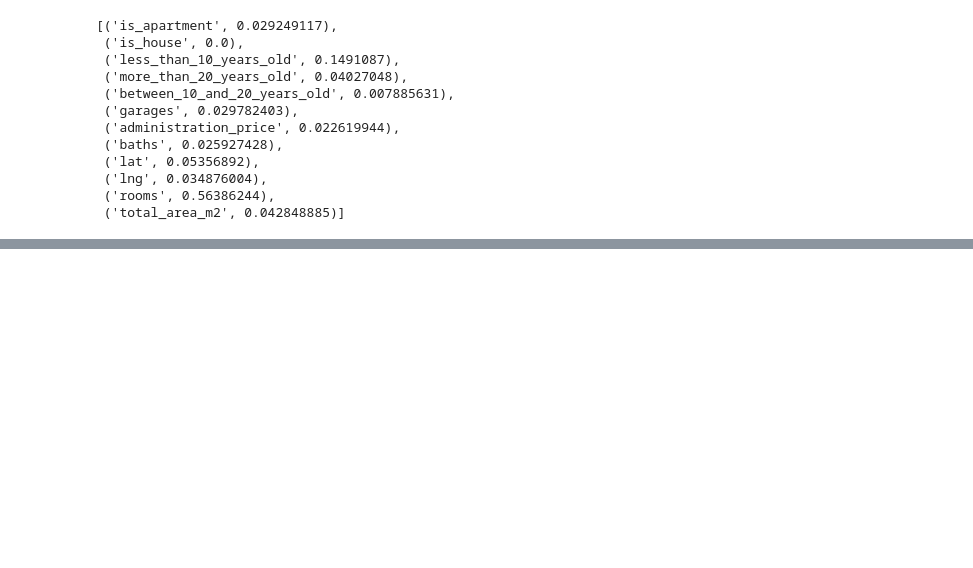
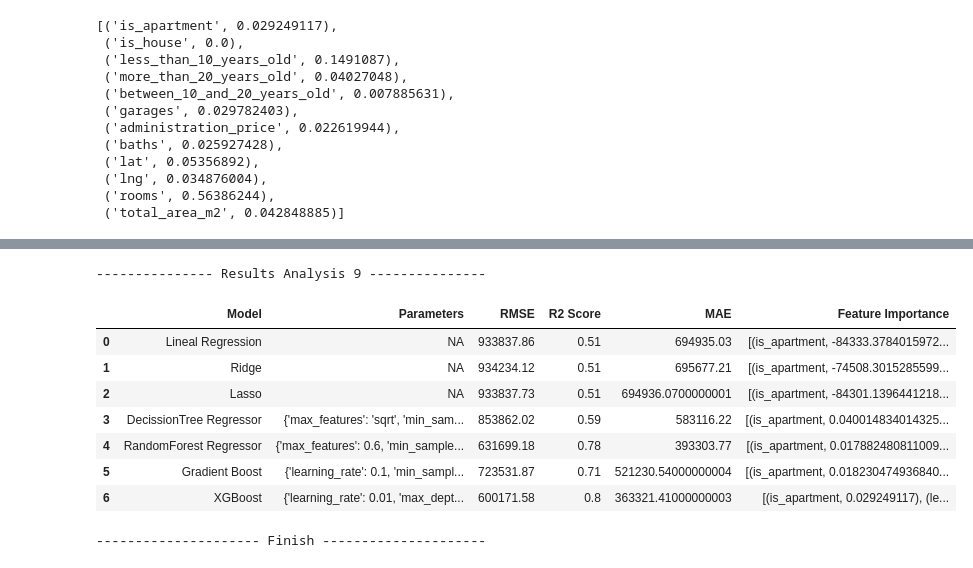
Before and after one commit to joch182/inmoxis-price-prediction, a Jupyter notebook: Models_analysis_stratum_4.ipynb, the cells around one changed output, grey strips where cells are left out. Cells and saved outputs as stored; diff of their text form; code cells hidden in the pictures; blank space fills up the shorter version.

```diff
--- a/Models_analysis_stratum_4.ipynb
+++ b/Models_analysis_stratum_4.ipynb
@@ -241,0 +273,30 @@ pprint(results_v6['Feature Importance'][6])
+# %%
+# Analysis 9: Reduce DF
+data_df = pd.read_csv('Data/20230409_Sales_HousesApartments_Bogota_Stratum4_price_and_pricem2.csv')
+data_df.drop(['price', 'is_house'], axis=1, inplace=True)
+data_df = data_df[data_df['price_m2'] <= 15000000]
+data_df = data_df[data_df['total_area_m2'] <= 400]
+data_df = data_df[data_df['administration_price'] <= 1500000]
+data_df = data_df[data_df['lat'] > 4.58 ]
+data_df = data_df[data_df['lng'] > -74.15 ]
+data_df = data_df[data_df['lng'] < -74.02 ]
+data_df.dropna(inplace=True)
+
+x_train, x_test, y_train, y_test = data_split(data_df)
+x_column_names = data_df.drop('price_m2',axis=1).columns.values.tolist()
+results_v9 = execute_analysis()
+# %%
+print("--------------- Results Analysis 9 ---------------")
+display(results_v9)
+print("--------------------- Finish ---------------------")
+# %% [output]
+--------------- Results Analysis 9 ---------------
+|  | Model | Parameters | RMSE | R2 Score | MAE | Feature Importance |
+| 0 | Lineal Regression | NA | 933837.86 | 0.51 | 694935.03 | [(is_apartment, -84333.3784015972... |
+| 1 | Ridge | NA | 934234.12 | 0.51 | 695677.21 | [(is_apartment, -74508.3015285599... |
+| 2 | Lasso | NA | 933837.73 | 0.51 | 694936.0700000001 | [(is_apartment, -84301.1396441218... |
+| 3 | DecissionTree Regressor | {'max_features': 'sqrt', 'min_sam... | 853862.02 | 0.59 | 583116.22 | [(is_apartment, 0.040014834014325... |
+| 4 | RandomForest Regressor | {'max_features': 0.6, 'min_sample... | 631699.18 | 0.78 | 393303.77 | [(is_apartment, 0.017882480811009... |
+| 5 | Gradient Boost | {'learning_rate': 0.1, 'min_sampl... | 723531.87 | 0.71 | 521230.54000000004 | [(is_apartment, 0.018230474936840... |
+| 6 | XGBoost | {'learning_rate': 0.01, 'max_dept... | 600171.58 | 0.8 | 363321.41000000003 | [(is_apartment, 0.029249117), (le... |
+--------------------- Finish ---------------------
```
Also changed, not shown: parts of 2 cells of this notebook.
